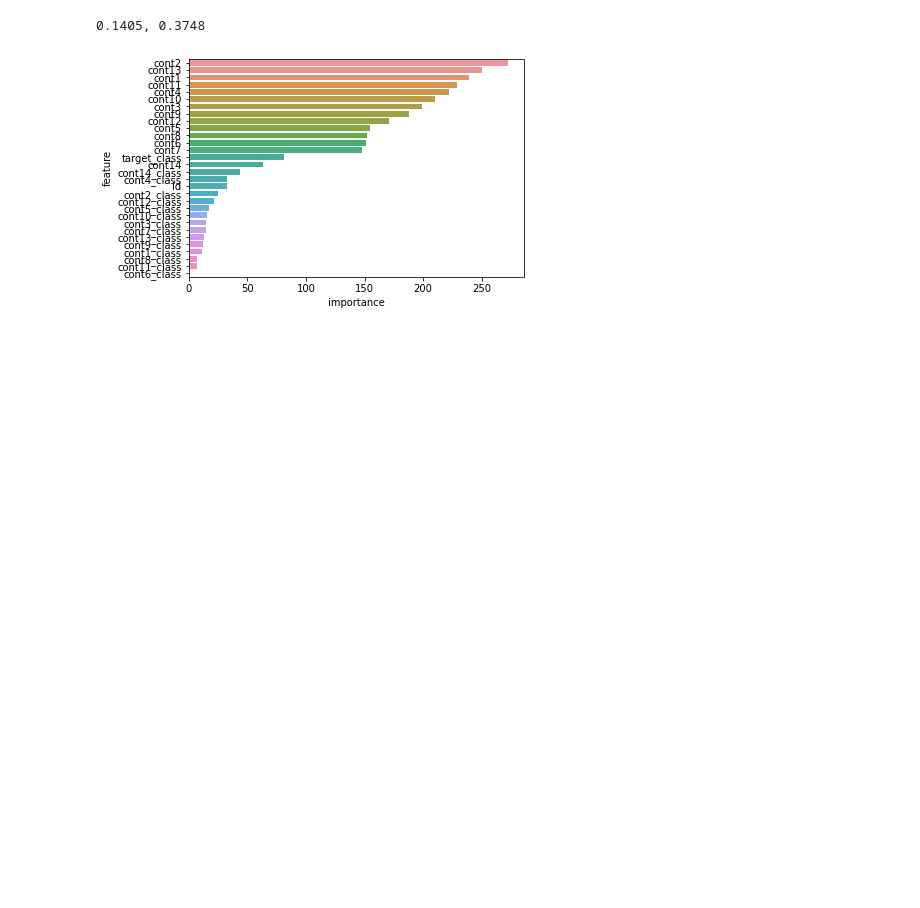
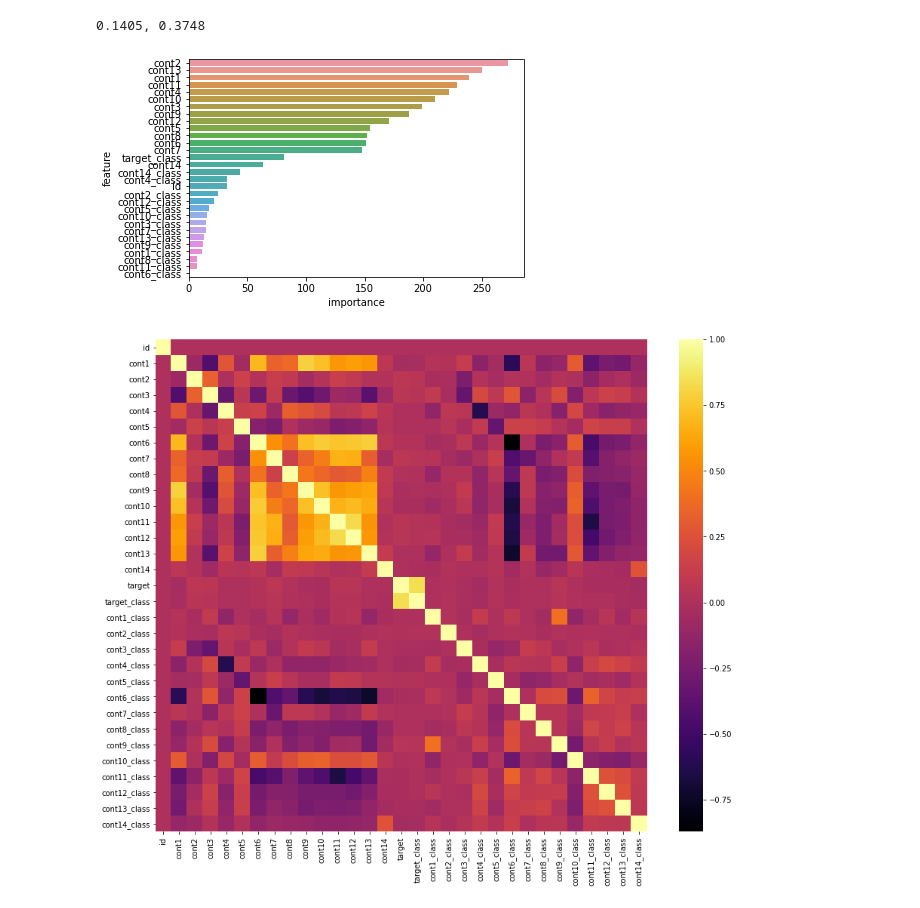
Before and after one commit to akiabe/kaggle_tabular-playground-Jan2021, a Jupyter notebook: notebooks/EDA_and_Modeling.ipynb, the cells around one changed output. Drawn from its saved outputs; the diff is of its cells as text; code cells hidden in the pictures; blank space fills up the shorter version.

```diff
--- a/notebooks/EDA_and_Modeling.ipynb
+++ b/notebooks/EDA_and_Modeling.ipynb
@@ -192,5 +192,7 @@ if __name__ == "__main__":
 # %%
 corr = train.corr()
 
 plt.subplots(figsize=(15,12))
-sns.heatmap(corr, vmax=0.9, cmap="inferno", square=True);
+sns.heatmap(corr, cmap="inferno", square=True);
+# %% [output]
+[figure, added]
```
